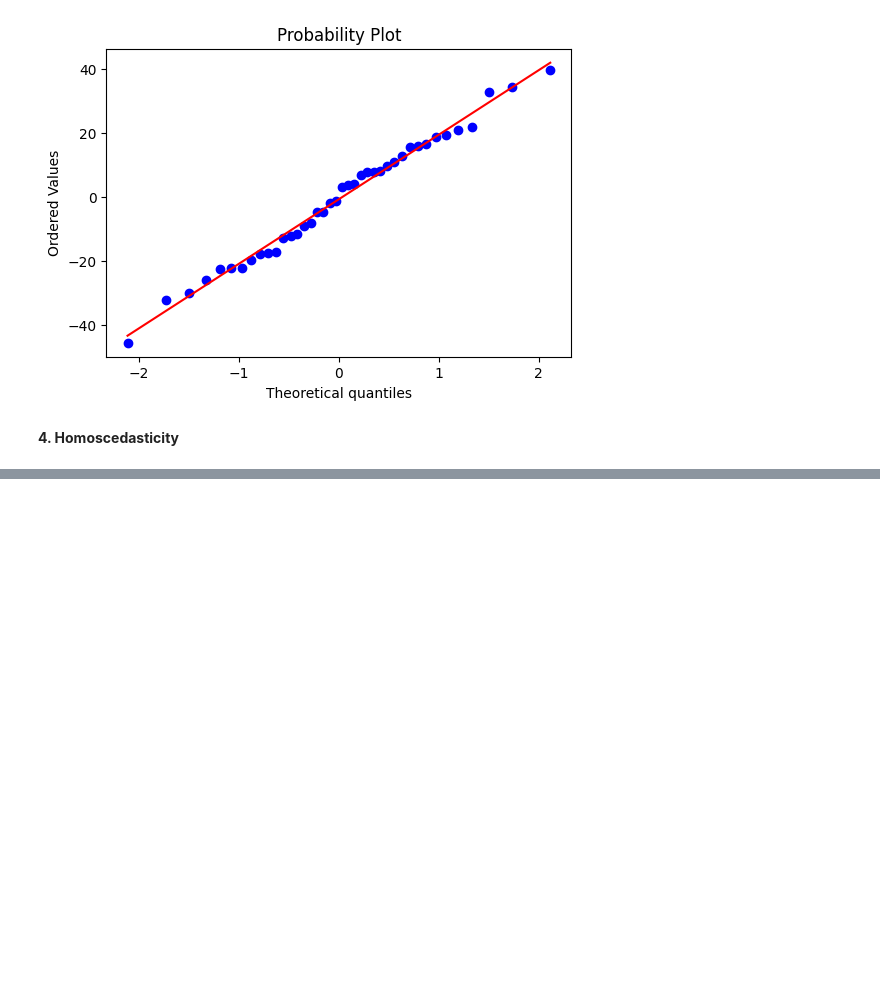
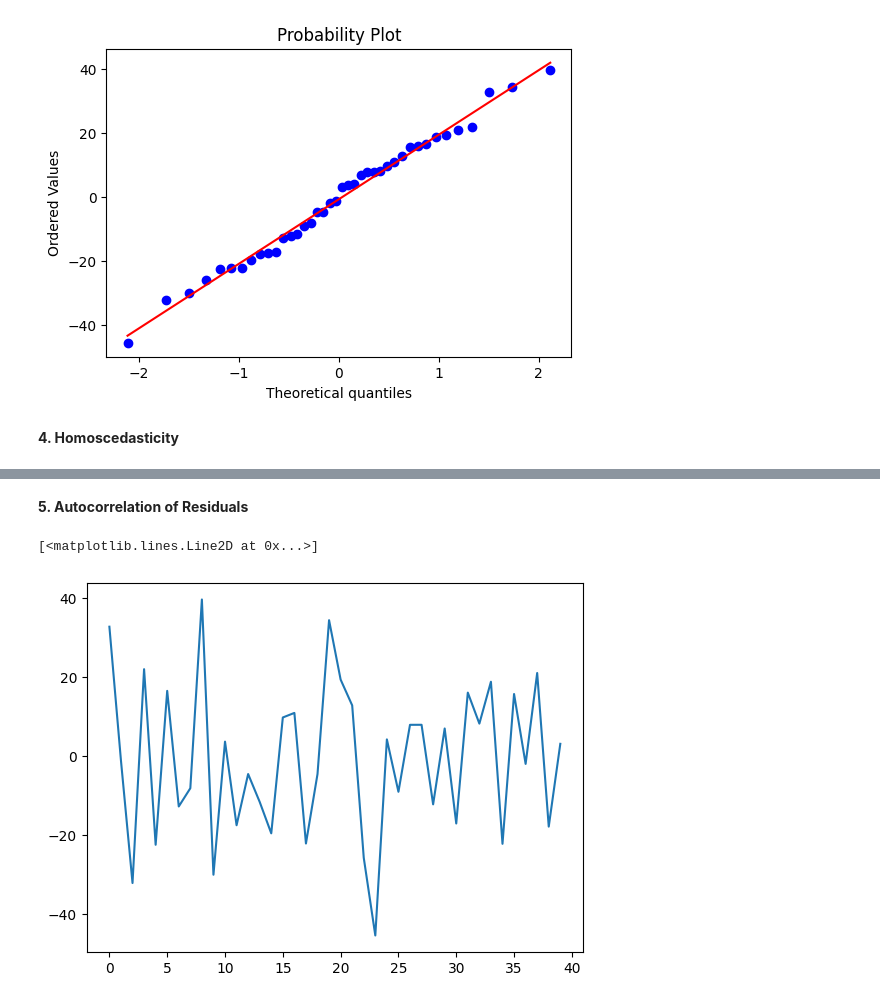
Before and after one commit to ajaykumar080286/MachineLearning, a Jupyter notebook: Assumption_of_Linear_Regresssion.ipynb, the cells around one changed output, grey strips where cells are left out. Cells and saved outputs as stored; diff of their text form; code cells hidden in the pictures; blank space fills up the shorter version.

```diff
--- a/Assumption_of_Linear_Regresssion.ipynb
+++ b/Assumption_of_Linear_Regresssion.ipynb
@@ -94,0 +100,7 @@ plt.show()
+# %% [markdown]
+**5. Autocorrelation of Residuals**
+# %%
+plt.plot(residual)
+# %% [output]
+[<matplotlib.lines.Line2D at 0x...>]
+[figure, added]
```
Also changed, not shown: parts of 1 cell of this notebook.
